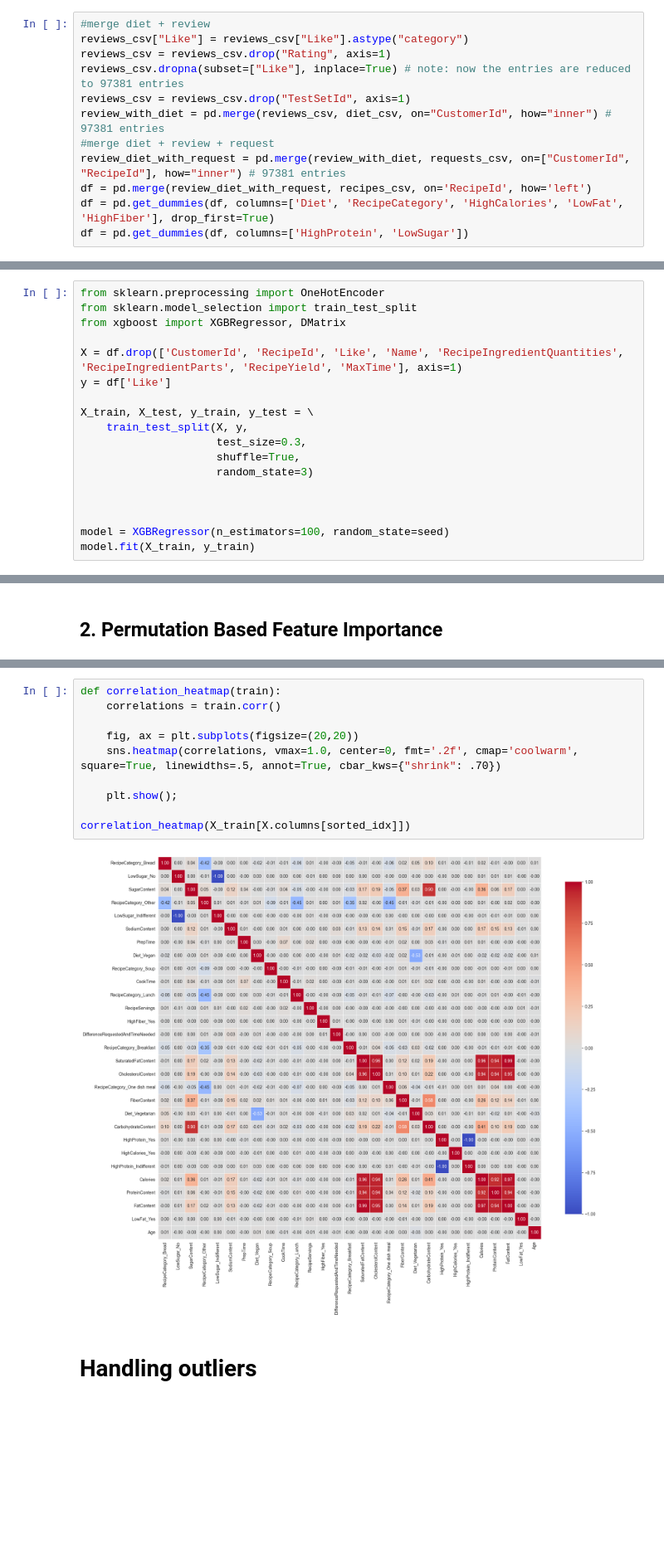
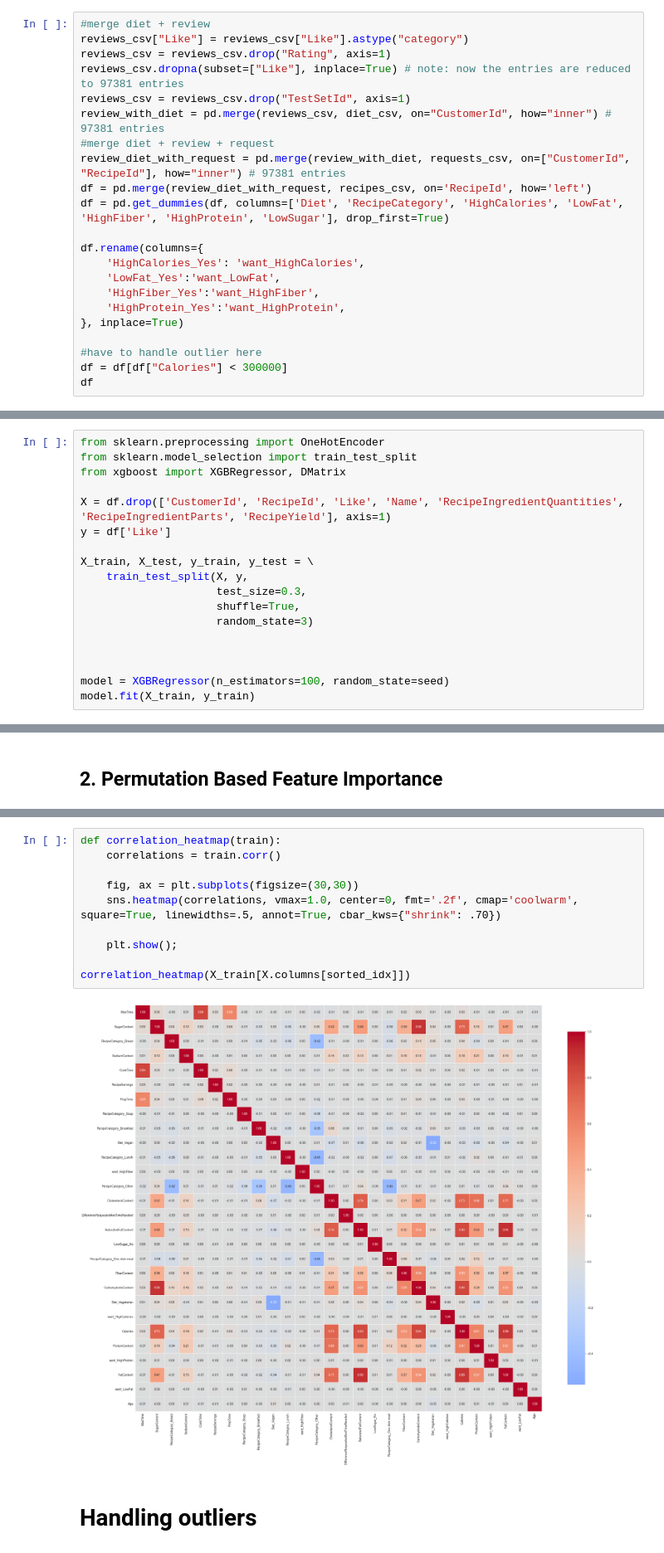
Before and after one commit to MittmannM/AnalyticsCupTUM, a Jupyter notebook: AC Feature Importance.ipynb, the cells around one changed output, grey strips where cells are left out. Shown at 83% size. Drawn from its saved outputs; the diff is of its cells as text; blank space fills up the shorter version.

```diff
--- a/AC Feature Importance.ipynb
+++ b/AC Feature Importance.ipynb
@@ -73,5 +73,15 @@ review_with_diet = pd.merge(reviews_csv, diet_csv, on="CustomerId", how="inner")
 #merge diet + review + request
 review_diet_with_request = pd.merge(review_with_diet, requests_csv, on=["CustomerId", "RecipeId"], how="inner") # 97381 entries
 df = pd.merge(review_diet_with_request, recipes_csv, on='RecipeId', how='left')
-df = pd.get_dummies(df, columns=['Diet', 'RecipeCategory', 'HighCalories', 'LowFat', 'HighFiber'], drop_first=True)
-df = pd.get_dummies(df, columns=['HighProtein', 'LowSugar'])
+df = pd.get_dummies(df, columns=['Diet', 'RecipeCategory', 'HighCalories', 'LowFat', 'HighFiber', 'HighProtein', 'LowSugar'], drop_first=True)
+
+df.rename(columns={
+    'HighCalories_Yes': 'want_HighCalories',
+    'LowFat_Yes':'want_LowFat',
+    'HighFiber_Yes':'want_HighFiber',
+    'HighProtein_Yes':'want_HighProtein',
+}, inplace=True)
+
+#have to handle outlier here
+df = df[df["Calories"] < 300000]
+df
@@ -105,7 +168,7 @@ from sklearn.preprocessing import OneHotEncoder
 from sklearn.model_selection import train_test_split
 from xgboost import XGBRegressor, DMatrix
 
-X = df.drop(['CustomerId', 'RecipeId', 'Like', 'Name', 'RecipeIngredientQuantities', 'RecipeIngredientParts', 'RecipeYield', 'MaxTime'], axis=1)
+X = df.drop(['CustomerId', 'RecipeId', 'Like', 'Name', 'RecipeIngredientQuantities', 'RecipeIngredientParts', 'RecipeYield'], axis=1)
 y = df['Like']
 
 X_train, X_test, y_train, y_test = \
@@ -164,15 +227,15 @@ Balanced Accuracy: 0.6381090302583061
 # %%
 def correlation_heatmap(train):
     correlations = train.corr()
 
-    fig, ax = plt.subplots(figsize=(20,20))
+    fig, ax = plt.subplots(figsize=(30,30))
     sns.heatmap(correlations, vmax=1.0, center=0, fmt='.2f', cmap='coolwarm', square=True, linewidths=.5, annot=True, cbar_kws={"shrink": .70})
 
     plt.show();
 
 correlation_heatmap(X_train[X.columns[sorted_idx]])
 # %% [output]
-[figure, old version]
+[figure, new version]
 # %% [markdown]
 # Handling outliers
 # %%
```
Also changed, not shown: parts of 9 cells of this notebook, 1 other file.
